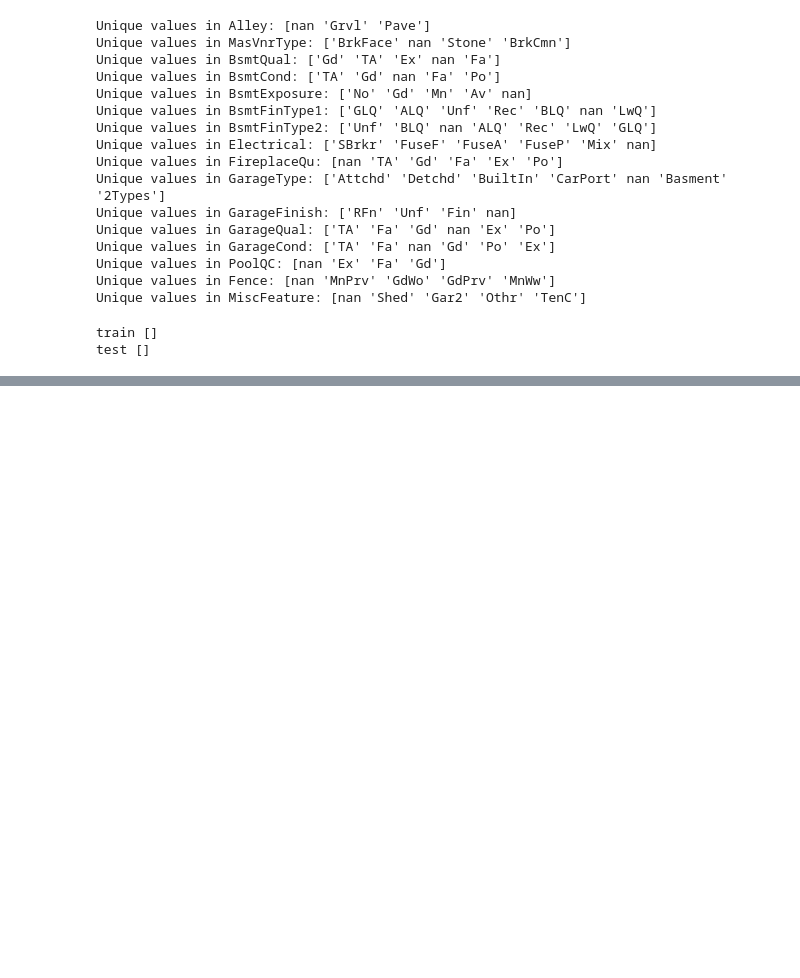
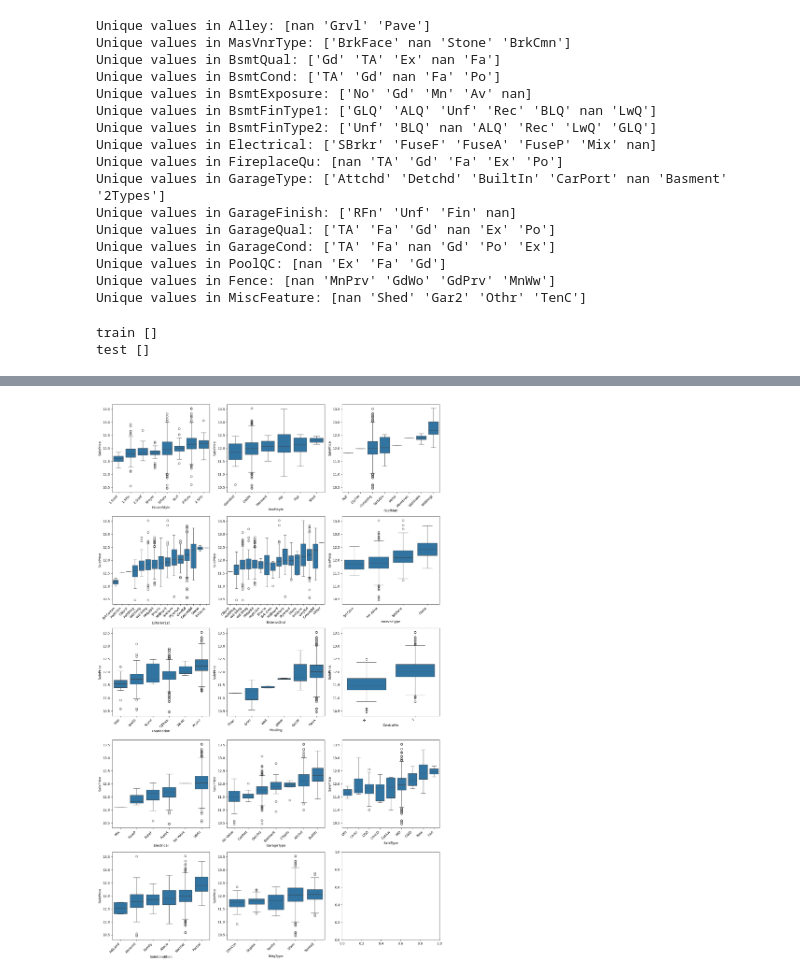
Before and after one commit to Anurag163/Kaggle--House-Prediction, a Jupyter notebook: RFE.ipynb, the cells around one changed output, grey strips where cells are left out. Drawn from its saved outputs; the diff is of its cells as text; code cells hidden in the pictures; blank space fills up the shorter version.

```diff
--- a/RFE.ipynb
+++ b/RFE.ipynb
@@ -690,0 +751,27 @@ test []
+# %%
+#Boxplots for BaseBuilding_type_feat
+fig, axes = plt.subplots(5, 3, figsize=(15, 24))
+axes = axes.flatten()
+for i, col in enumerate(Building_type_feat):
+    order = train_df_cat.groupby(col)['SalePrice'].median().sort_values().index
+    sns.boxplot(x=col, y='SalePrice', data=train_df_cat, ax=axes[i], order=order)
+    axes[i].set_xticklabels(axes[i].get_xticklabels(), rotation=45, ha='right')
+
+plt.tight_layout()
+plt.show()
+
+#HouseStyle:Combine 1.5Fin+2.5Unf+SFoyer and 1Story+SLvL and 2Story+2.5Fin
+#RoofStyle: Gable+Mansard+Hip+Flat
+#RoofMatl: Merge Roll+CityTile+CompShg and Tar&Grv+Metal and Membran+WdShake and WdShngl
+#Exterior1st: Merge AsphShn+CBlock+AsbShng and Wd Sdng+MetalSd and Stucco+HdBoard and BrkFace+Plywood and Stone+ImStucc
+#Exterior2nd:CbBlock+AsbShng and Wd Sdng+Wd Shng+MetalSd+AsphShn+Stucco+Brk Cmn and HdBoard+BrkFace+Plywood and IamStucc+VinylSd and CmentBd+Other
+#MasVnrType:BrkCmn+No Value
+#Foundation: BrkTil+Stone
+#Heating: Floor+Grav+Wall and OthW+GasW
+#Eletrical: Mix+FuseP and FuseF+FuseA and SBrkr+No Value
+#GarageType: Basement+2Types
+#SaleType: COD+ConLD+ConLW
+#SaleCondition:Abnorml+Family+Alloca
+#BldgType: 2fmCon+Duplex+Twnhs and 1Fam+TwnhsE
+# %% [output]
+[figure, added]
```
Also changed, not shown: parts of 6 cells of this notebook.
